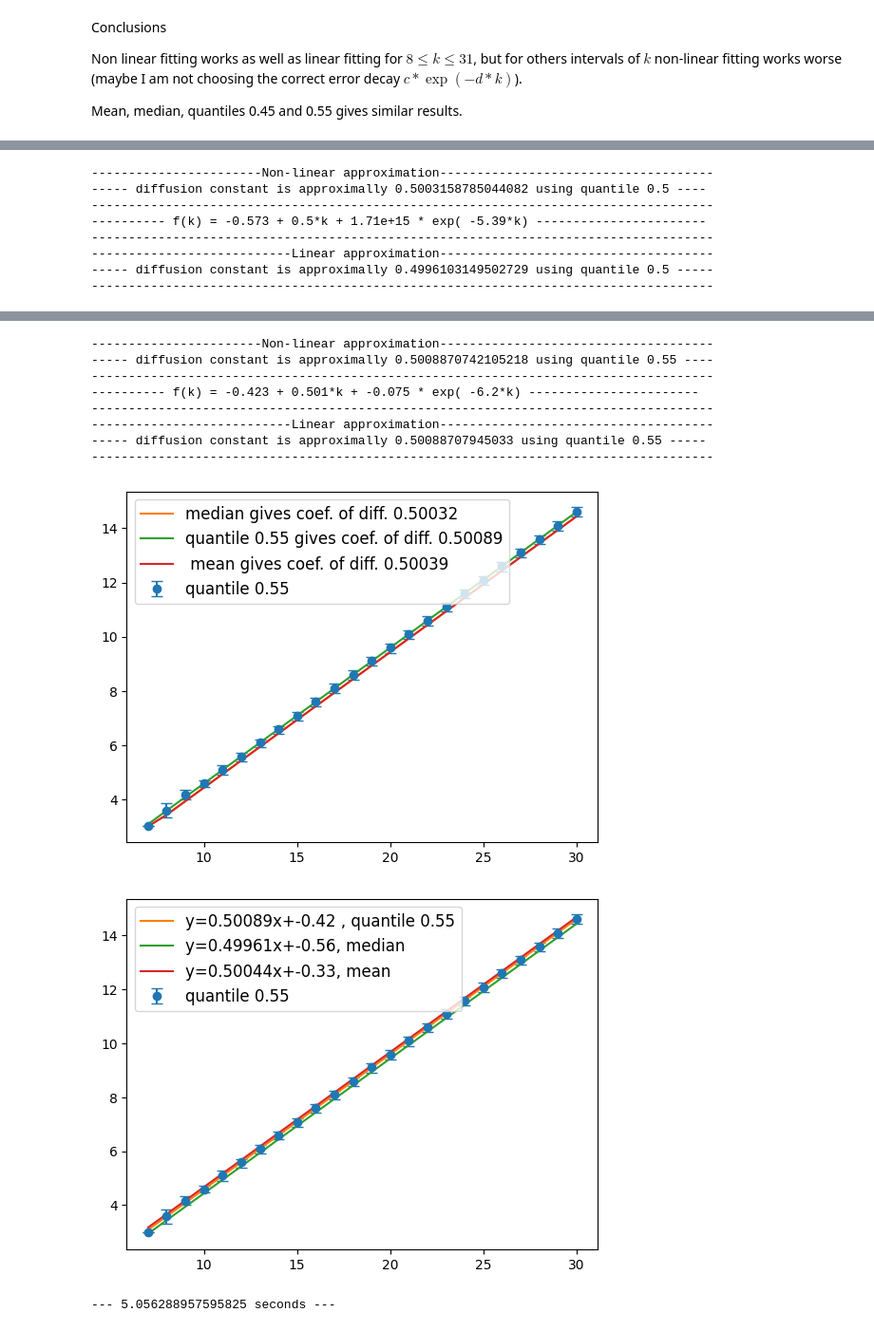
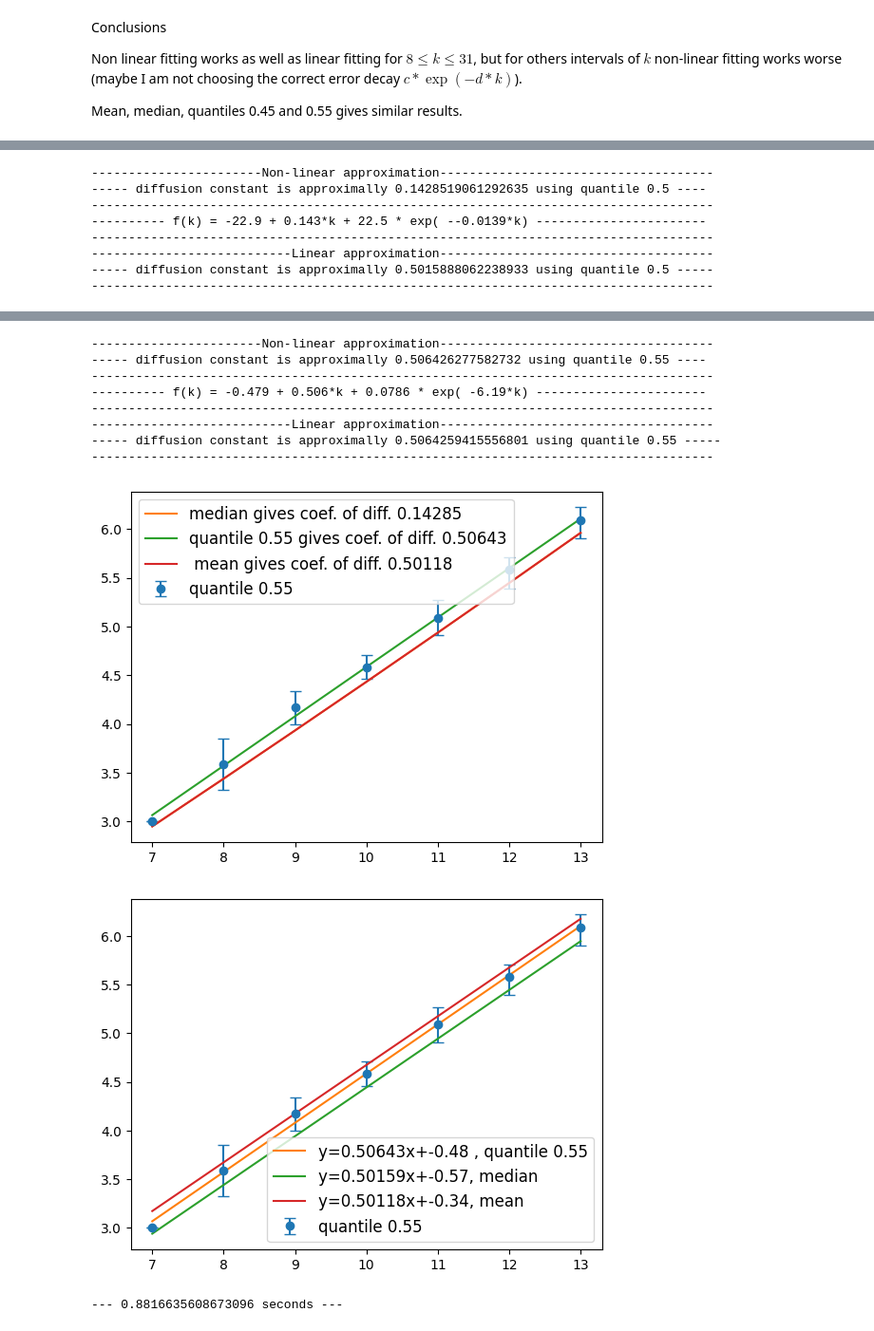
Before and after one commit to IgorSSBarbosa/Random-Walk, a Jupyter notebook: non_linear_fast_version.ipynb, the cells around one changed output, grey strips where cells are left out. Shown at 95% size. Drawn from its saved outputs; the diff is of its cells as text; code cells hidden in the pictures.

```diff
--- a/non_linear_fast_version.ipynb
+++ b/non_linear_fast_version.ipynb
@@ -29,8 +41,8 @@ from random import random
 seed(2001) # seed random number generator
 start_time = time.time()
 
-point1 = 16
-point2 = 31
+point1 = 5
+point2 = 14
 start = 7
 
 numbsimul = 160000
@@ -157,8 +169,8 @@ print("--- %s seconds ---" % (time.time() - start_time))
 -----------------------Non-linear approximation-------------------------------------
------ diffusion constant is approximally 0.5003158785044082 using quantile 0.5 ----
+----- diffusion constant is approximally 0.1428519061292635 using quantile 0.5 ----
 ------------------------------------------------------------------------------------
----------- f(k) = -0.573 + 0.5*k + 1.71e+15 * exp( -5.39*k) -----------------------
+---------- f(k) = -22.9 + 0.143*k + 22.5 * exp( --0.0139*k) -----------------------
 ------------------------------------------------------------------------------------
 ---------------------------Linear approximation-------------------------------------
------ diffusion constant is approximally 0.4996103149502729 using quantile 0.5 -----
+----- diffusion constant is approximally 0.5015888062238933 using quantile 0.5 -----
 ------------------------------------------------------------------------------------
@@ -167,11 +179,11 @@ print("--- %s seconds ---" % (time.time() - start_time))
 -----------------------Non-linear approximation-------------------------------------
------ diffusion constant is approximally 0.5008870742105218 using quantile 0.55 ----
+----- diffusion constant is approximally 0.506426277582732 using quantile 0.55 ----
 ------------------------------------------------------------------------------------
----------- f(k) = -0.423 + 0.501*k + -0.075 * exp( -6.2*k) -----------------------
+---------- f(k) = -0.479 + 0.506*k + 0.0786 * exp( -6.19*k) -----------------------
 ------------------------------------------------------------------------------------
 ---------------------------Linear approximation-------------------------------------
------ diffusion constant is approximally 0.50088707945033 using quantile 0.55 -----
+----- diffusion constant is approximally 0.5064259415556801 using quantile 0.55 -----
 ------------------------------------------------------------------------------------
-[figure, old version]
+[figure, new version]
-[figure, old version]
+[figure, new version]
---- 5.056288957595825 seconds ---
+--- 0.8816635608673096 seconds ---
```
Also changed, not shown: parts of 3 cells of this notebook, 5 other files.
